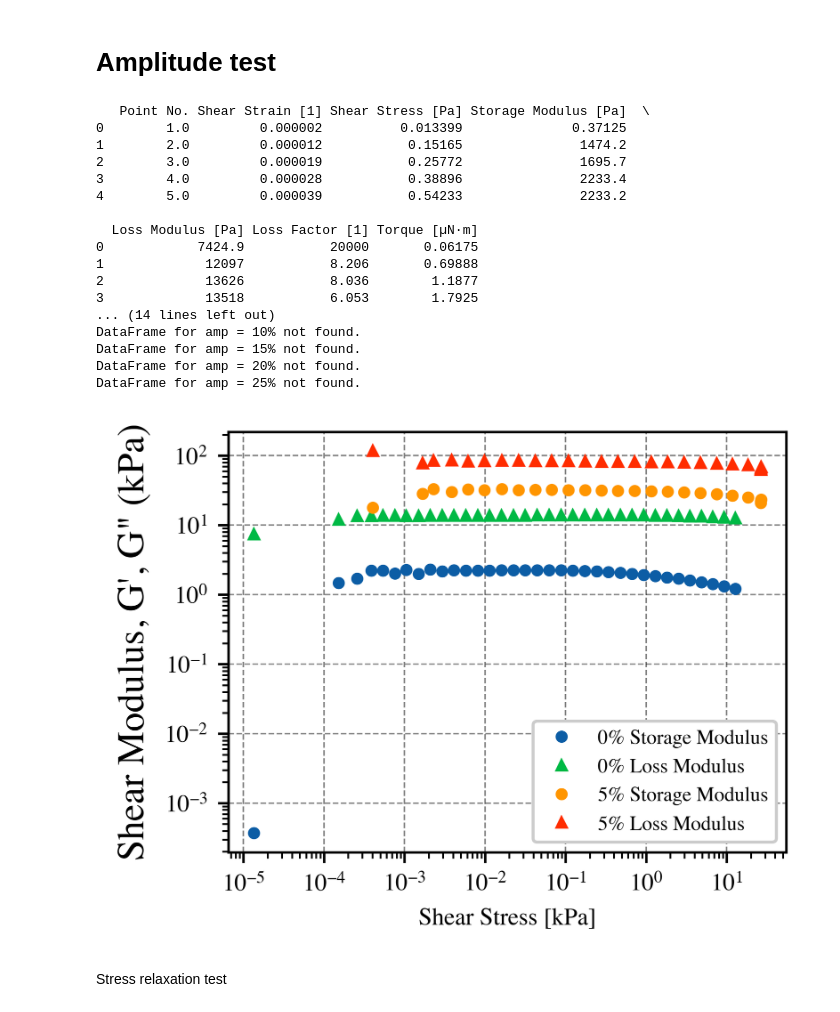
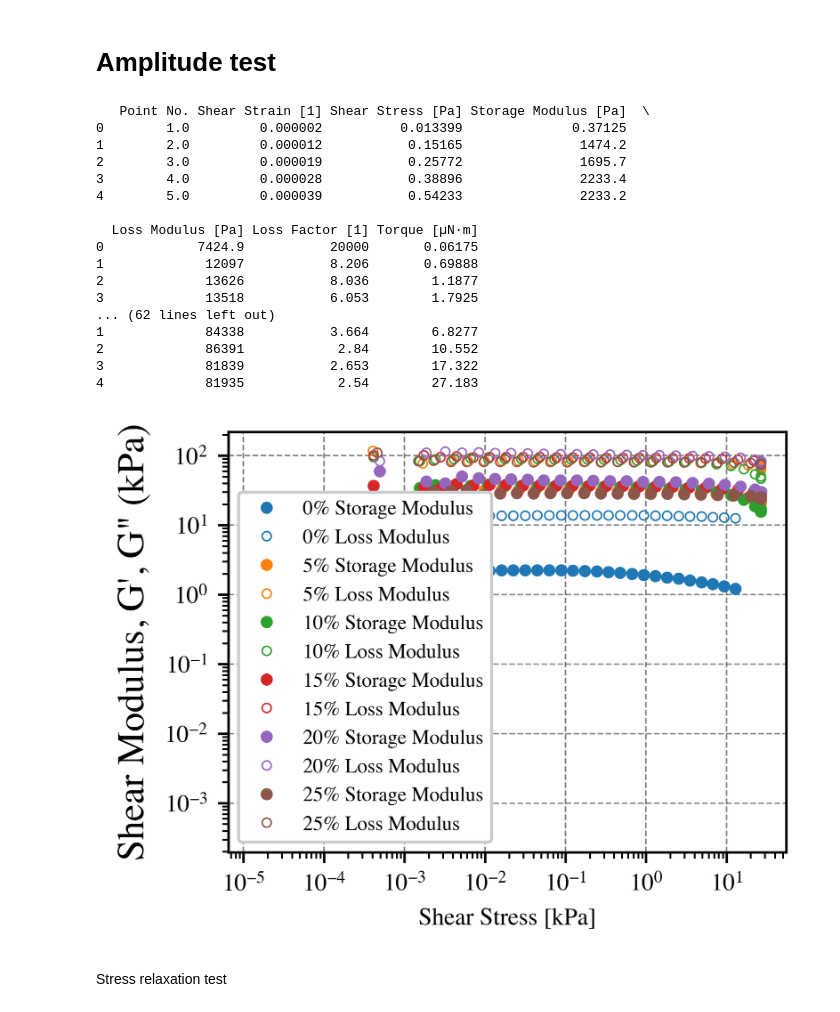
Before and after one commit to te5msride/Rheology, a Jupyter notebook: rheology.ipynb, the cells around one changed output. Saved outputs shown, nothing was run; the diff lists cells and outputs as text; code cells hidden in the pictures.

```diff
--- a/rheology.ipynb
+++ b/rheology.ipynb
@@ -112,7 +112,7 @@ def select_columns_for_plotting(df, sheet_name):
     selected_columns = []  # Add your logic here
     return df[selected_columns]
 
-file_name = 'Testing1-29.xlsx'
+file_name = 'Rheology-PCL-Cu.xlsx'
 
 # Load the Excel file once to fetch all sheet names and normalize them
 xls = pd.ExcelFile(file_name)
@@ -168,8 +152,11 @@ test_type = 'Freq'
 # Create a figure and axes
 fig, ax = plt.subplots()
 
+# Define a color map for each condition
+color_map = plt.cm.get_cmap('tab10')
+
 # Iterate over the conditions
-for condition in conditions:
+for i, condition in enumerate(conditions):
     # Normalize the test name to lowercase to match the dictionary keys
     test_name_normalized = f"{test_type.lower()} = {condition.lower()}"
 
@@ -190,10 +177,9 @@ for condition in conditions:
         specific_test_df['Loss Modulus [Pa]'] = specific_test_df['Loss Modulus [Pa]'] / 1000
 
         # Scatter plot for Storage Modulus as circles
-        ax.plot(specific_test_df['Angular Frequency [rad/s]'], specific_test_df['Storage Modulus [Pa]'], 'o', label=f'{condition} Storage Modulus')
+        ax.plot(specific_test_df['Angular Frequency [rad/s]'], specific_test_df['Storage Modulus [Pa]'], 'o', markersize=3, label=f'{condition} Storage Modulus', color=color_map(i))
 
-        # Scatter plot for Loss Modulus as triangles
-        ax.plot(specific_test_df['Angular Frequency [rad/s]'], specific_test_df['Loss Modulus [Pa]'], '^', label=f'{condition} Loss Modulus')
+        ax.plot(specific_test_df['Angular Frequency [rad/s]'], specific_test_df['Loss Modulus [Pa]'], 'o', markersize=3.5, mew=.5, markerfacecolor='none', label=f'{condition} Loss Modulus', color=color_map(i))
 
     else:
         print(f"DataFrame for {test_name_normalized} not found.")
@@ -240,7 +226,7 @@ test_type = 'Amp'
 fig, ax = plt.subplots()
 
 # Iterate over the conditions
-for condition in conditions:
+for i, condition in enumerate(conditions):
     # Normalize the test name to lowercase to match the dictionary keys
     test_name_normalized = f"{test_type.lower()} = {condition.lower()}"
 
@@ -262,46 +248,46 @@ for condition in conditions:
         specific_test_df['Loss Modulus [Pa]'] = specific_test_df['Loss Modulus [Pa]'] / 1000
 
         # Scatter plot for Storage Modulus as circles
-        ax.plot(specific_test_df['Shear Stress [Pa]'], specific_test_df['Storage Modulus [Pa]'], 'o', label=f'{condition} Storage Modulus')
+        color = plt.cm.tab10(i)  # Get color from color map based on condition index
+        ax.plot(specific_test_df['Shear Stress [Pa]'], specific_test_df['Storage Modulus [Pa]'], 'o', markersize=3, label=f'{condition} Storage Modulus', color=color)
 
-        # Scatter plot for Loss Modulus as triangles
-        ax.plot(specific_test_df['Shear Stress [Pa]'], specific_test_df['Loss Modulus [Pa]'], '^', label=f'{condition} Loss Modulus')
+        ax.plot(specific_test_df['Shear Stress [Pa]'], specific_test_df['Loss Modulus [Pa]'], 'o', markerfacecolor='none', markersize=3, mew=0.5, label=f'{condition} Loss Modulus', color=color)
 
     else:
         print(f"DataFrame for {test_name_normalized} not found.")
 
 # Set scale to log for both axes
 ax.set_xscale('log')
 ax.set_yscale('log')
 
 # Adding title and labels
 ax.set_xlabel('Shear Stress [kPa]')
 ax.set_ylabel('Shear Modulus, G\', G" (kPa)', fontsize=12.5)
 
 # Adding legend
 ax.legend(fontsize='small')  # Choose an appropriate size like 'small', 'medium', 'large', or a numeric value
 
 # Show plot
 plt.show()
 # %% [output]
    Point No. Shear Strain [1] Shear Stress [Pa] Storage Modulus [Pa]  \
 0        1.0         0.000002          0.013399              0.37125
 1        2.0         0.000012           0.15165               1474.2
 2        3.0         0.000019           0.25772               1695.7
 3        4.0         0.000028           0.38896               2233.4
 4        5.0         0.000039           0.54233               2233.2
 
   Loss Modulus [Pa] Loss Factor [1] Torque [µN·m]
 0            7424.9           20000       0.06175
 1             12097           8.206       0.69888
 2             13626           8.036        1.1877
 3             13518           6.053        1.7925
-... (14 lines left out)
-DataFrame for amp = 10% not found.
-DataFrame for amp = 15% not found.
-DataFrame for amp = 20% not found.
-DataFrame for amp = 25% not found.
+... (62 lines left out)
+1             84338           3.664        6.8277
+2             86391            2.84        10.552
+3             81839           2.653        17.322
+4             81935            2.54        27.183
-[figure, old version]
+[figure, new version]
 # %% [markdown]
 Stress relaxation test
 # %%
```
Also changed, not shown: parts of 10 cells of this notebook, 5 other files.
